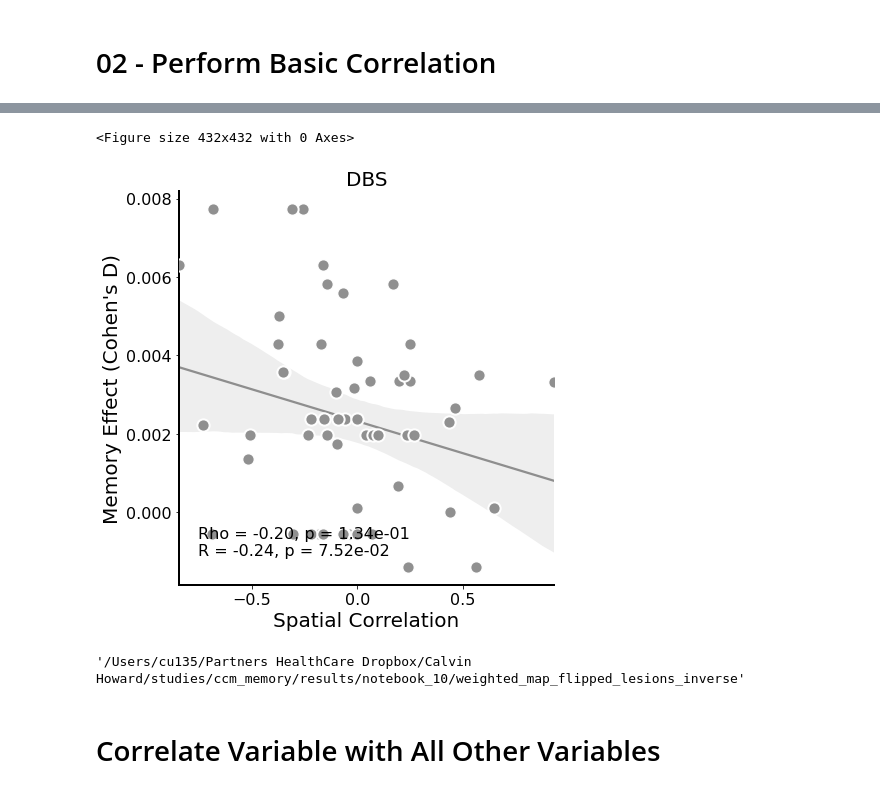
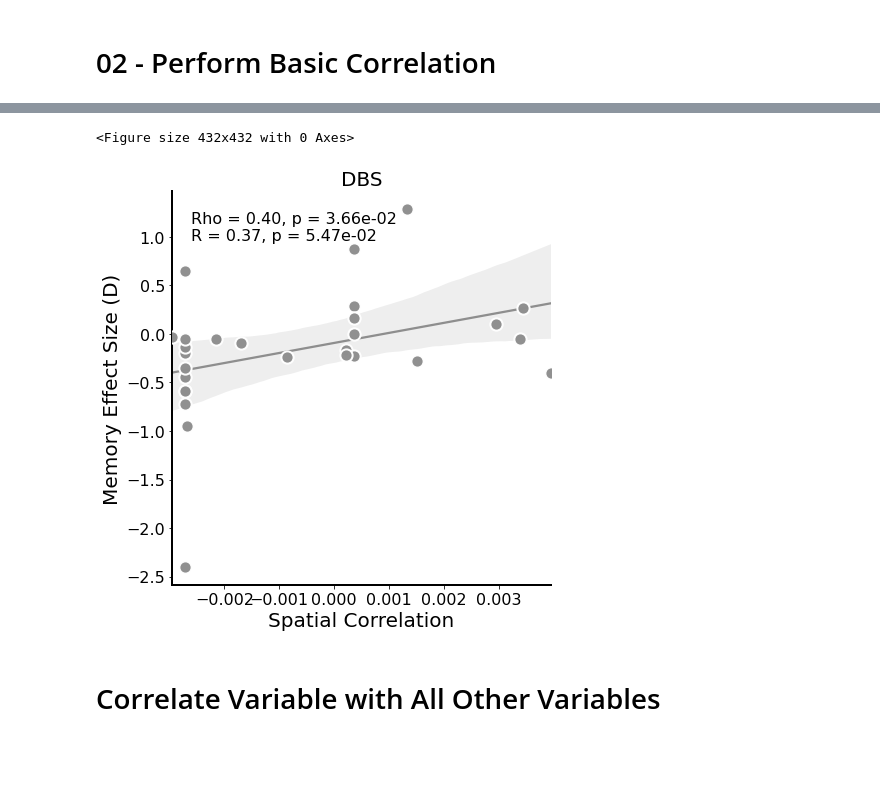
Before and after one commit to Calvinwhow/calvin_utils_project, a Jupyter notebook: notebooks/statistical_notebooks/correlations/simple_correlation.ipynb, the cells around one changed output, grey strips where cells are left out. Saved outputs shown, nothing was run; the diff lists cells and outputs as text; code cells hidden in the pictures; blank space fills up the shorter version.

```diff
--- a/notebooks/statistical_notebooks/correlations/simple_correlation.ipynb
+++ b/notebooks/statistical_notebooks/correlations/simple_correlation.ipynb
@@ -116,6 +275,6 @@ data_df
 # %% [markdown]
 Misc Filtering
 # %%
-data_df = data_df[data_df['Pre_Post_Memory_Effect_Size__Cohen_s_D_'].abs() <= 1.0]
+data_df = data_df[data_df['Pre_Post_Memory_Effect_Size__Cohen_s_D_'].abs() <= 10]
 # %% [markdown]
 # 02 - Perform Basic Correlation
@@ -141,4 +353,4 @@ Index(['study', 'Memory_Specific', 'ses', 'N', 'Memory_Outcome',
       dtype='object')
 # %%
-x_col = 'agreement_pcc_inverse_r_map_cosine'
+x_col = 'all_flipped_all_datasets_weighted_r_map_cosine'
 y_col = 'Pre_Post_Memory_Effect_Size__Cohen_s_D_'
@@ -144,0 +363,5 @@ y_col = 'Pre_Post_Memory_Effect_Size__Cohen_s_D_'
+# %%
+out_dir = None
+# %%
+filtered_df = data_df[~((data_df[x_col] > 0) & (data_df[y_col] < -0.9))]
+filtered_df
@@ -145,16 +387,14 @@ y_col = 'Pre_Post_Memory_Effect_Size__Cohen_s_D_'
 # %%
 from calvin_utils.statistical_utils.scatterplot import simple_scatter
-simple_scatter(data_df, x_col, y_col, 'DBS',
+simple_scatter(filtered_df, x_col, y_col, 'DBS',
                x_label="Spatial Correlation",
-               y_label='Memory Effect (Cohen\'s D)',
-               out_dir=out_dir, flip_axes=True)
+               y_label='Memory Effect Size (D)',
+               out_dir=out_dir, flip_axes=False)
 # %% [output]
 <Figure size 432x432 with 0 Axes>
-[figure, old version]
+[figure, new version]
 # %%
 out_dir
-# %% [output]
-'/Users/cu135/Partners HealthCare Dropbox/Calvin Howard/studies/ccm_memory/results/notebook_10/weighted_map_flipped_lesions_inverse'
 # %% [markdown]
 # Correlate Variable with All Other Variables
 # %%
```
Also changed, not shown: parts of 25 cells of this notebook, 27 other files.
